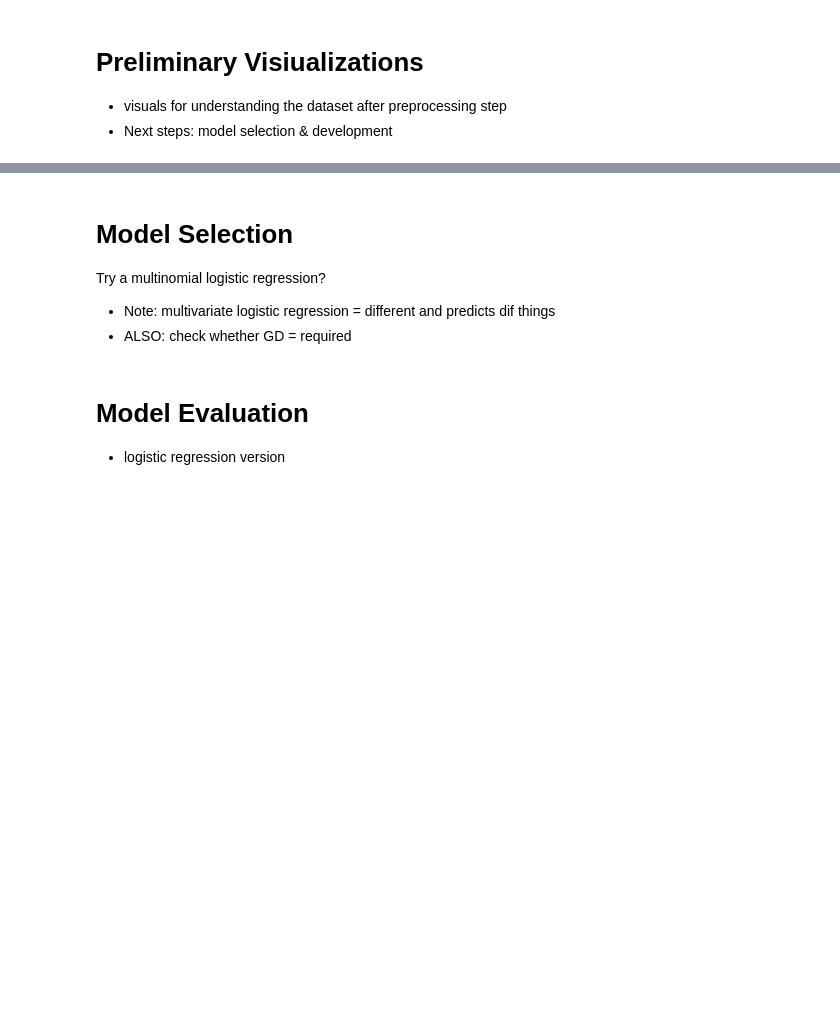
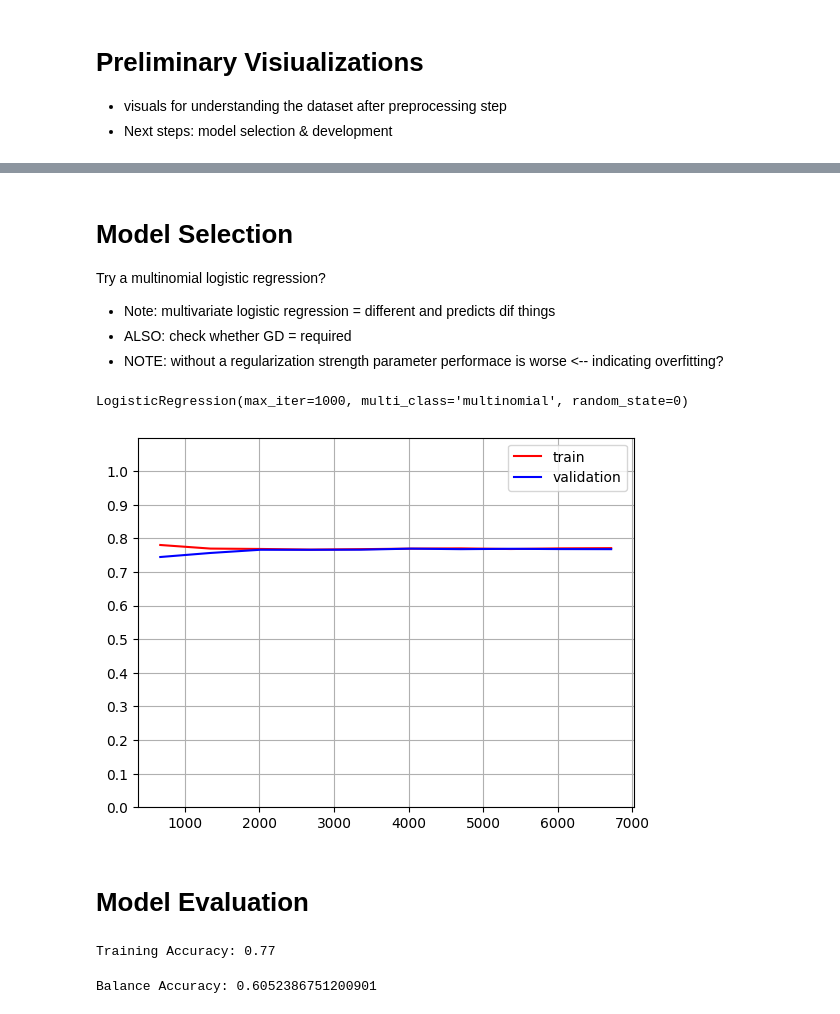
Before and after one commit to mlhbui/ml-ecg, a Jupyter notebook: src/Bui_EKG_ML_Model.ipynb, the cells around one changed output, grey strips where cells are left out. Saved outputs shown, nothing was run; the diff lists cells and outputs as text; code cells hidden in the pictures; blank space fills up the shorter version.

```diff
--- a/src/Bui_EKG_ML_Model.ipynb
+++ b/src/Bui_EKG_ML_Model.ipynb
@@ -494,3 +426,4 @@ plt.show()
 Try a multinomial logistic regression?
 - Note: multivariate logistic regression = different and predicts dif things
 - ALSO: check whether GD = required
+- NOTE: without a regularization strength parameter performace is worse <-- indicating overfitting?
@@ -497,24 +434,54 @@ Try a multinomial logistic regression?
 # %%
 from sklearn.linear_model import LogisticRegression
-from sklearn.metrics import accuracy_score
 
-rseed = 0 # for training reproducibility
+rseed = 0
 
-model = LogisticRegression(multi_class='multinomial', solver='lbfgs', max_iter=1000, random_state=rseed)
+model = LogisticRegression( multi_class='multinomial', solver='lbfgs', max_iter=1000, random_state=rseed)
 
-# Train the model on X_train_transf and y_train_transf
-y_train_labels = np.argmax(y_train_transf, axis=1)  # Get class labels from one-hot encoding
-
-model.fit(X_train_transf, y_train_labels)
+# Train the model on X_train and y_train
+model.fit(X_train_pca, y_train)
+# %% [output]
+LogisticRegression(max_iter=1000, multi_class='multinomial', random_state=0)
+# %%
+# Learning Curve
+warnings.filterwarnings('ignore') # to suppress unnecessary warning messages
+
+from sklearn.model_selection import learning_curve
+
+train_sizes, train_scores, valid_scores = learning_curve(
+    model,
+    X_train_transf,
+    y_train,
+    train_sizes=np.linspace(0.1, 1.0, 10),
+    cv=5)
+
+# accuracies
+train_acc = train_scores.mean(axis=1)
+valid_acc = valid_scores.mean(axis=1)
+
+# graph plot
+plt.plot(train_sizes, train_acc, 'r-', label='train')
+plt.plot(train_sizes, valid_acc, 'b-', label='validation')
+plt.ylim([0, 1.1])
+plt.yticks(ticks=np.linspace(0.0, 1.0, 11))
+plt.legend()
+plt.grid()
+plt.show()
+
+warnings.simplefilter('default') # to bring back warning messages
+# %% [output]
+[figure, added]
 # %% [markdown]
 # Model Evaluation
-- logistic regression version
 # %%
-y_pred = model.predict(X_train_transf)
+from sklearn.metrics import accuracy_score
+y_pred = model.predict(X_train_pca)
 
 # Calculate accuracy
-accuracy = accuracy_score(y_train_labels, y_pred)
+accuracy = accuracy_score(y_train, y_pred)
 print(f"Training Accuracy: {accuracy:.2f}")
+# %% [output]
+Training Accuracy: 0.77
 # %%
 # balanced accuracy
 from sklearn.metrics import balanced_accuracy_score
@@ -523,4 +490,6 @@ def print_balanced_accuracy(y_test, y_pred):
   bacc = balanced_accuracy_score(y_test, y_pred)
   print('Balance Accuracy:', bacc)
 
-print_balanced_accuracy(y_train_labels, y_pred)
+print_balanced_accuracy(y_train, y_pred)
+# %% [output]
+Balance Accuracy: 0.6052386751200901
```
Also changed, not shown: parts of 53 cells of this notebook.
